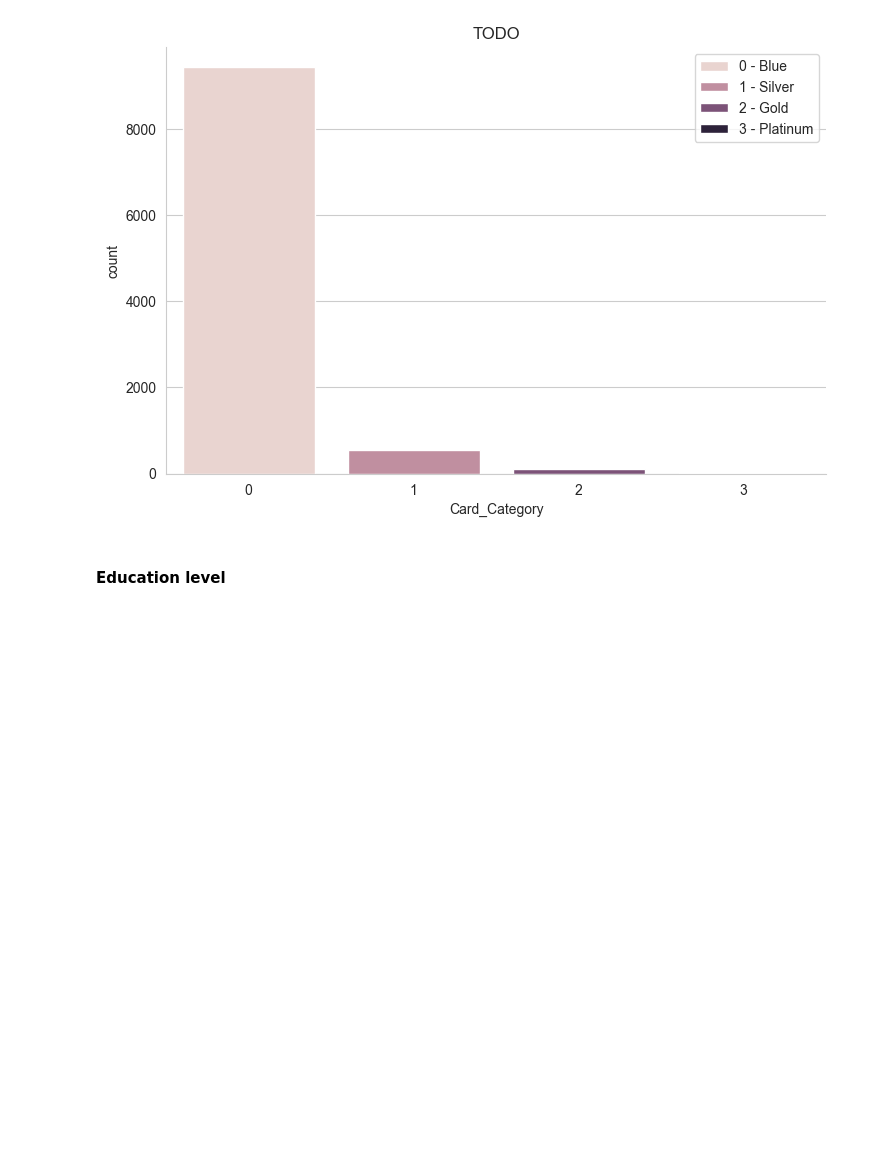
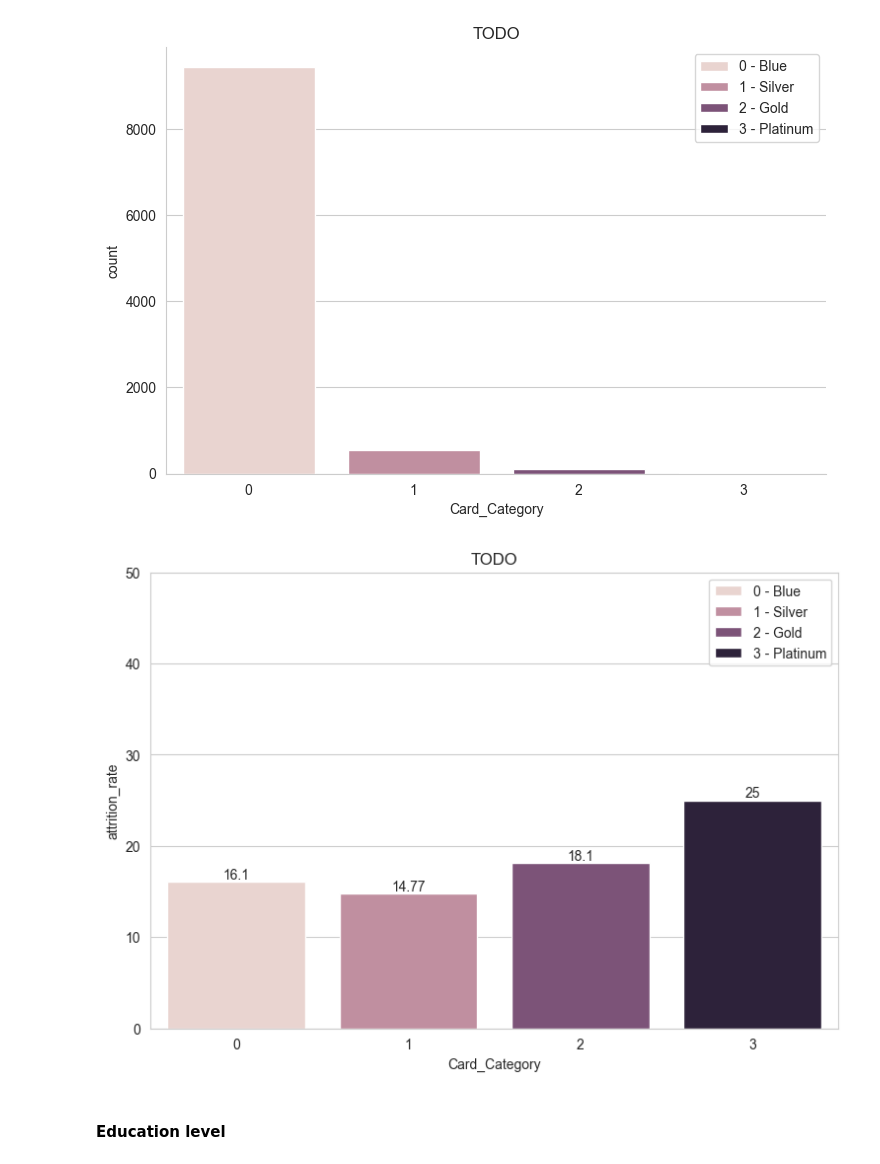
Before and after one commit to kasiadybcio/Credit_card, a Jupyter notebook: eda.ipynb, the cells around one changed output. Cells and saved outputs as stored; diff of their text form; code cells hidden in the pictures; blank space fills up the shorter version.

```diff
--- a/eda.ipynb
+++ b/eda.ipynb
@@ -312,6 +355,28 @@ plt.title("TODO")
 plt.show()
 # %% [output]
 [figure]
+# %%
+sns.set_style("whitegrid",{'font_scale':'1.6'})
+plt.figure(figsize=(9, 6))
+ax = sns.barplot(
+data = (((data
+.groupby("Card_Category")
+.agg({'Attrition_Flag':["count","sum"]})
+)['Attrition_Flag']
+.reset_index()
+)
+.assign(attrition_rate = lambda x: round(x['sum']/x['count'],4)*100)
+.rename(columns={"sum":"attrition_count"})),
+y = "attrition_rate",x = "Card_Category", hue = 'Card_Category', legend = False, errorbar = None
+)
+ax.legend(["0 - Blue", "1 - Silver", "2 - Gold", "3 - Platinum"])
+ax.set(ylim=(0, 50))
+for i in ax.containers:
+    ax.bar_label(i,)
+plt.title("TODO")
+plt.show()
+# %% [output]
+[figure, added]
 # %% [markdown]
 #### Education level
 # %%
```
Also changed, not shown: parts of 28 cells of this notebook.
